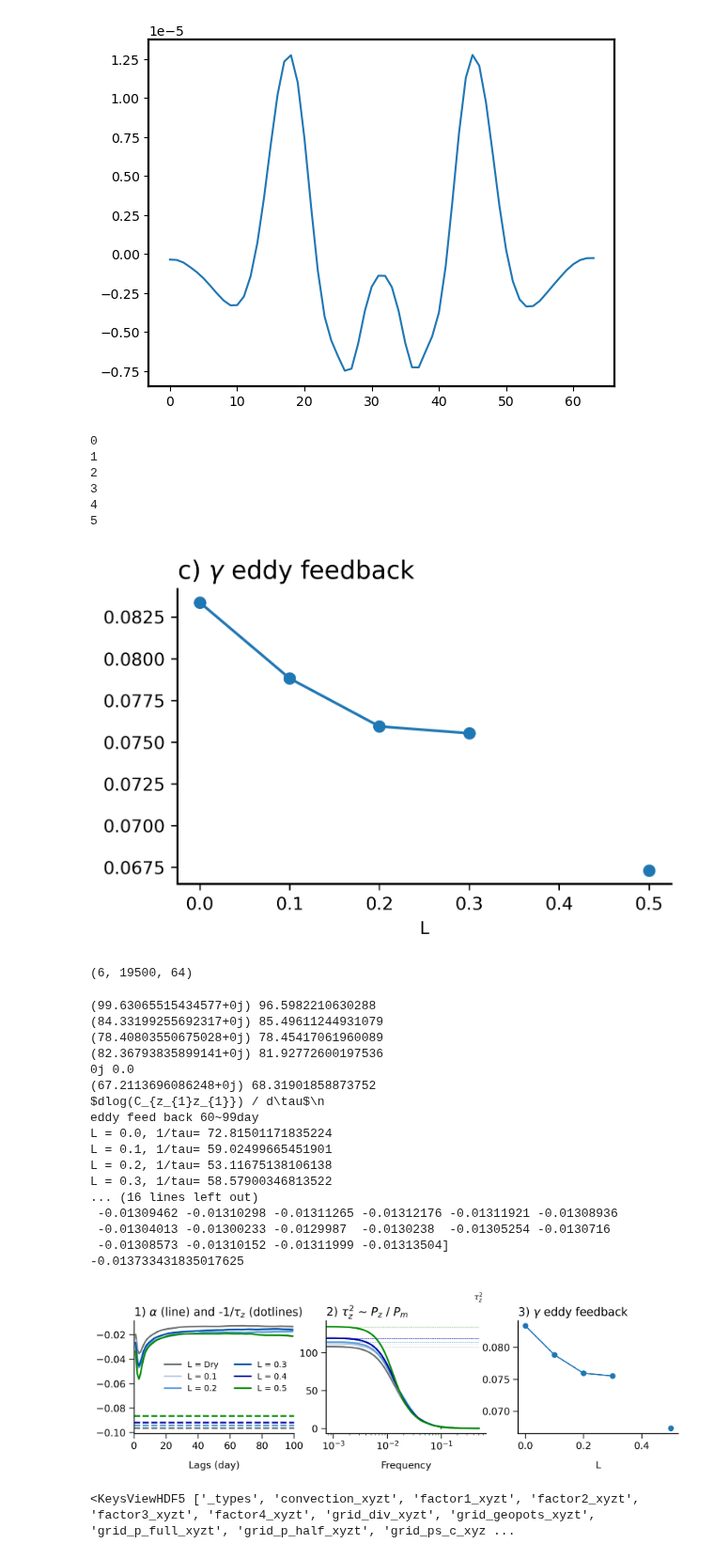
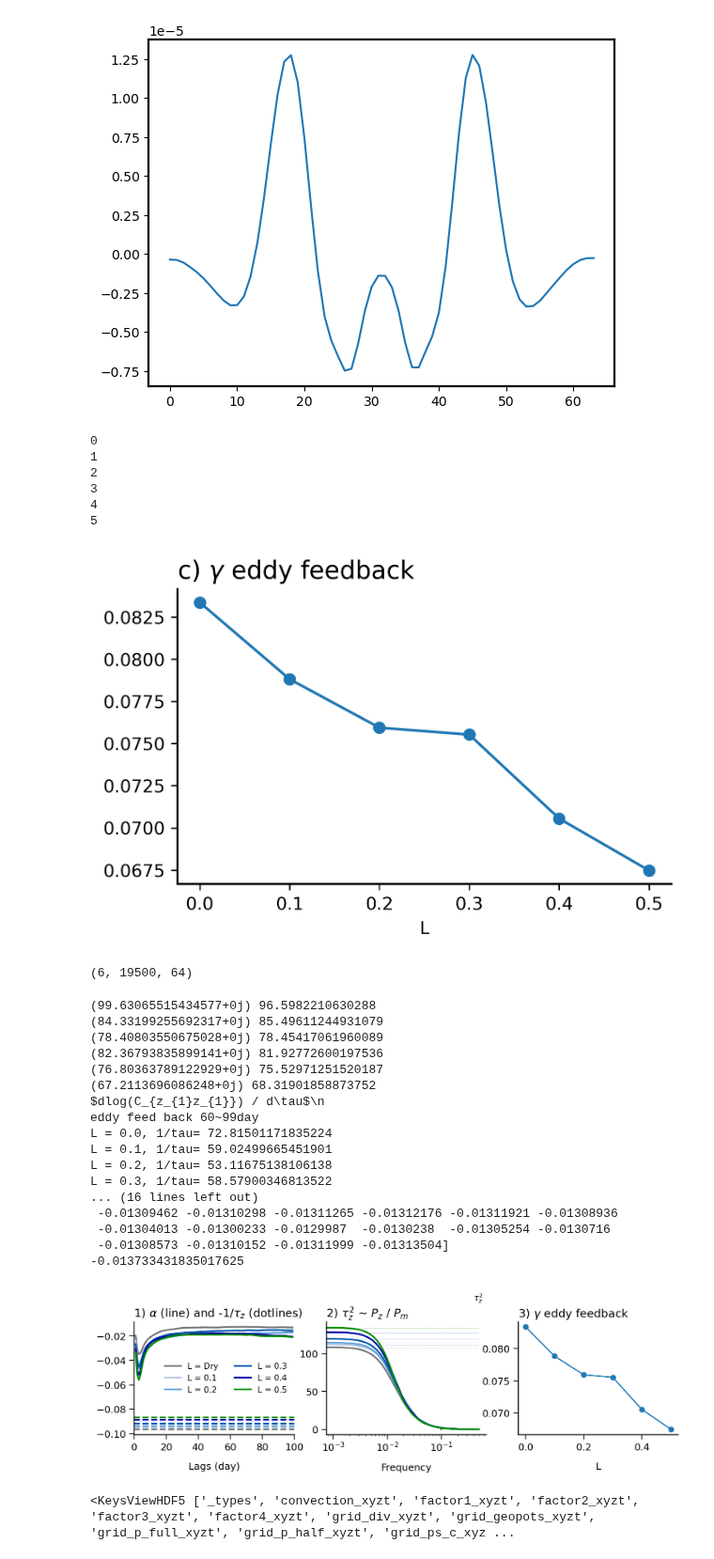
Before and after one commit to PeterChang1023/Moist_Dycore, a Jupyter notebook: IdealizeSpetral.jl/exp/HSt42/113-1_seminar.ipynb, the cells around one changed output. Shown at 94% size. Saved outputs shown, nothing was run; the diff lists cells and outputs as text; code cells hidden in the pictures.

```diff
--- a/IdealizeSpetral.jl/exp/HSt42/113-1_seminar.ipynb
+++ b/IdealizeSpetral.jl/exp/HSt42/113-1_seminar.ipynb
@@ -989,12 +989,12 @@ a = 0
 for PR in [0,10,20,30,40 ,50]:
     # Uzm_6hourly_all = read_var_at_level(PR, "grid_u_c_xyzt", 500, 20000, 0)
     # Reshape the data: group every 4 time steps (6-hourly) into one day
-    if PR ==40:
-        Uzm_all[a] = np.zeros((19500, 64))
-    else:
-        with h5py.File(f"/data92/PeterChang/1120_preprocessing//PR{PR}/climatology/u_add_time_dim/u_climatology_add_time_dim.h5") as f:
-            print(f.keys())
-            Uzm_all[a] = f["u"][:,:].reshape(19500,4,64).mean(axis=1)
+    # if PR ==40:
+    #     Uzm_all[a] = np.zeros((19500, 64))
+    # else:
+    with h5py.File(f"/data92/PeterChang/1120_preprocessing//PR{PR}/climatology/u_add_time_dim/u_climatology_add_time_dim.h5") as f:
+        print(f.keys())
+        Uzm_all[a] = f["u"][:,:].reshape(19500,4,64).mean(axis=1)
         # print(
     a += 1
 # %% [output]
@@ -1219,12 +1220,9 @@ plt.show()
 EMF = np.zeros((6, 19500, 64))
 aa = 0
 for PR in range(0, 60, 10):
-    if PR == 40:
-        pass
-    else:
-        EMF_file = f"/data92/PeterChang/1120_preprocessing/PR{PR}/climatology/EMF_add_time_dim/EMF_climatology_add_time_dim.h5"
-        with h5py.File(EMF_file,'r') as f :
-            EMF[aa] = f["EMF"][:,:].reshape(19500,4,64).mean(axis=1)
+    EMF_file = f"/data92/PeterChang/1120_preprocessing/PR{PR}/climatology/EMF_add_time_dim/EMF_climatology_add_time_dim.h5"
+    with h5py.File(EMF_file,'r') as f :
+        EMF[aa] = f["EMF"][:,:].reshape(19500,4,64).mean(axis=1)
     aa += 1
 # %%
 radius  = 6.37122e6
@@ -1278,6 +1276,7 @@ from scipy.ndimage import gaussian_filter1d
 #     aa += 1
 #############################################################################
 # 09/29 try
+pr_start, pr_to, pr_leap = 0, 60, 10
 aa = 0
 fig4_final = np.zeros(6)
 fig4_for_eb = np.zeros((6, take_len_day))
@@ -1317,12 +1316,13 @@ ax.tick_params(axis='y', labelsize=10)
 3
 4
 5
-[figure, old version]
+[figure, new version]
 # %%
 Uzm_all.shape
 # %% [output]
 (6, 19500, 64)
 # %%
+from EOF import EOF
 num_exp = 6
 num_lat = 32
 EMF_w = np.zeros(dmdy.shape)
@@ -1356,7 +1356,8 @@ for a in range(num_exp):
 ##########################################################################################################
 tau_z_square = np.zeros(6)
 
-fig, ax = plt.subplots(1,3, figsize=(12,2.5), dpi=300.)
+fig, ax = plt.subplots(1,3, figsize=(12,2.5), dpi=150.)
+
 mpl.rcParams['axes.linewidth'] = 1.2
 ax[1].set_xscale("log")
 
@@ -1545,35 +1546,35 @@ ax[2].tick_params(axis='x', labelsize=10)
 ax[2].tick_params(axis='y', labelsize=10)
 
 for i in range(3):
     ax[i].tick_params(axis='x', labelsize=10)
     ax[i].tick_params(axis='y', labelsize=10)
     ax[i].tick_params(axis='x', labelsize=12, pad=4)
     ax[i].tick_params(axis='y', labelsize=12, pad=4)
     ax[i].tick_params(direction='out', length=6, width=1)
 
 # plt.tight_layout()
 # plt.savefig(r"/data92/PeterChang/Figs-113-1Seminar/alpha_tau_gamma.png", bbox_inches='tight', dpi=600.)
 
 plt.show()
 # %% [output]
 (99.63065515434577+0j) 96.5982210630288
 (84.33199255692317+0j) 85.49611244931079
 (78.40803550675028+0j) 78.45417061960089
 (82.36793835899141+0j) 81.92772600197536
-0j 0.0
+(76.80363789122929+0j) 75.52971251520187
 (67.2113696086248+0j) 68.31901858873752
 $dlog(C_{z_{1}z_{1}}) / d\tau$\n
 eddy feed back 60~99day
 L = 0.0, 1/tau= 72.81501171835224
 L = 0.1, 1/tau= 59.02499665451901
 L = 0.2, 1/tau= 53.11675138106138
 L = 0.3, 1/tau= 58.57900346813522
 ... (16 lines left out)
  -0.01309462 -0.01310298 -0.01311265 -0.01312176 -0.01311921 -0.01308936
  -0.01304013 -0.01300233 -0.0129987  -0.0130238  -0.01305254 -0.0130716
  -0.01308573 -0.01310152 -0.01311999 -0.01313504]
 -0.013733431835017625
-[figure, old version]
+[figure, new version]
 # %%
 import h5py
 # %%
```
Also changed, not shown: parts of 2 cells of this notebook.
